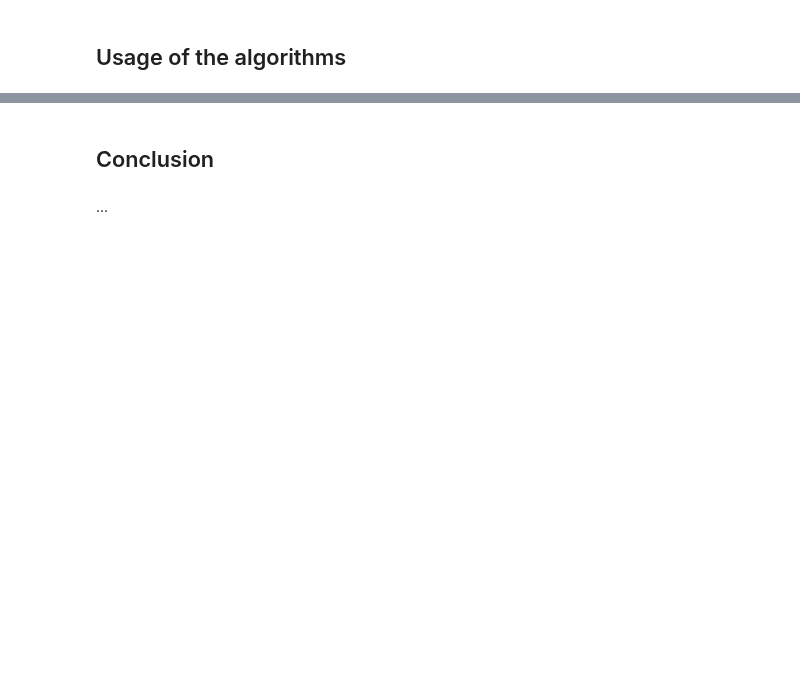
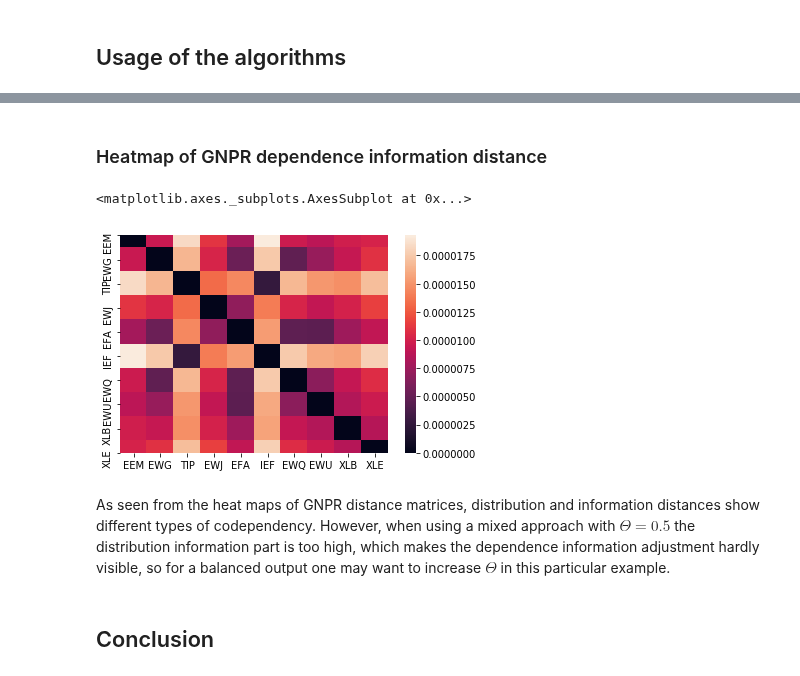
Before and after one commit to tzw101/research, a Jupyter notebook: Codependence/Codependence by Marti/codependence_by_marti.ipynb, the cells around one changed output, grey strips where cells are left out. Cells and saved outputs as stored; diff of their text form; code cells hidden in the pictures; blank space fills up the shorter version.

```diff
--- a/Codependence/Codependence by Marti/codependence_by_marti.ipynb
+++ b/Codependence/Codependence by Marti/codependence_by_marti.ipynb
@@ -25,4 +225,11 @@ This description is based on the paper by _Gautier Marti_ __“Some contribution
+# %% [markdown]
+### Heatmap of GNPR dependence information distance
+# %%
+sns.heatmap(gnpr_matrix_dep)
+# %% [output]
+<matplotlib.axes._subplots.AxesSubplot at 0x...>
+[figure, added]
+# %% [markdown]
+As seen from the heat maps of GNPR distance matrices, distribution and information distances show different types of codependency. However, when using a mixed approach with $\Theta = 0.5$ the distribution information part is too high, which makes the dependence information adjustment hardly visible, so for a balanced output one may want to increase $\Theta$ in this particular example.
 # %% [markdown]
 ## Conclusion
-# %% [markdown]
-...
```
Also changed, not shown: parts of 27 cells of this notebook.
